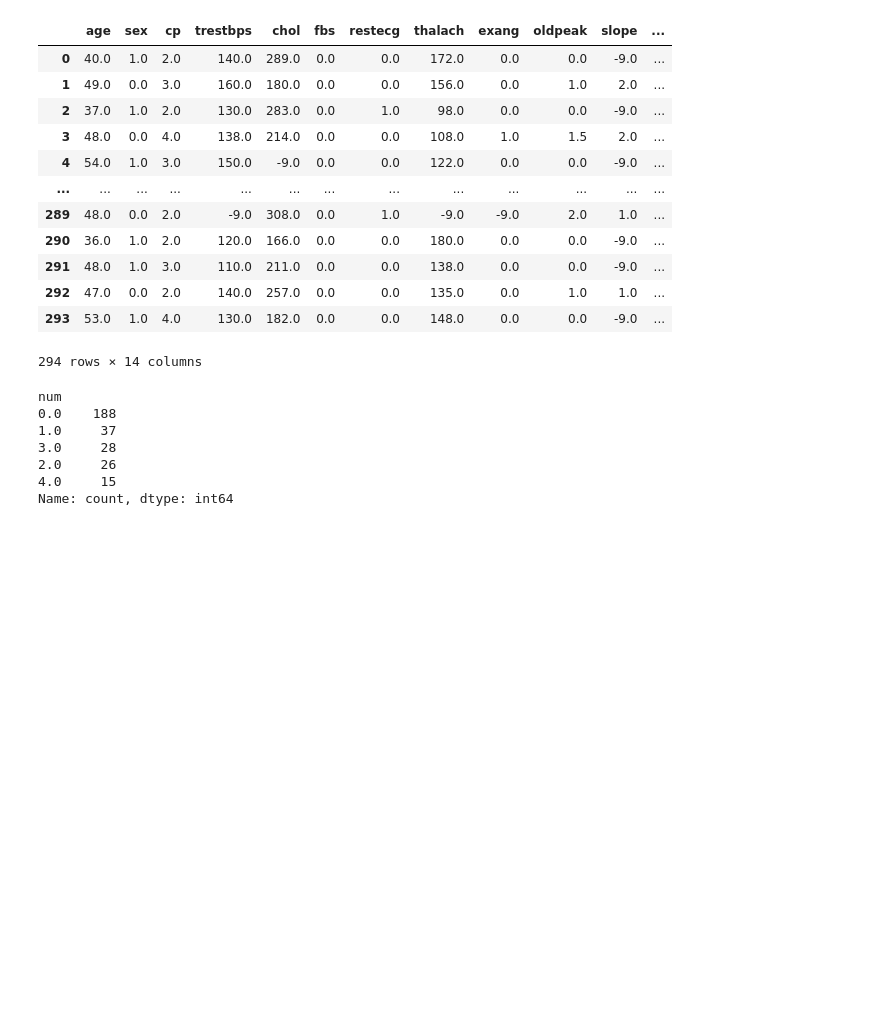
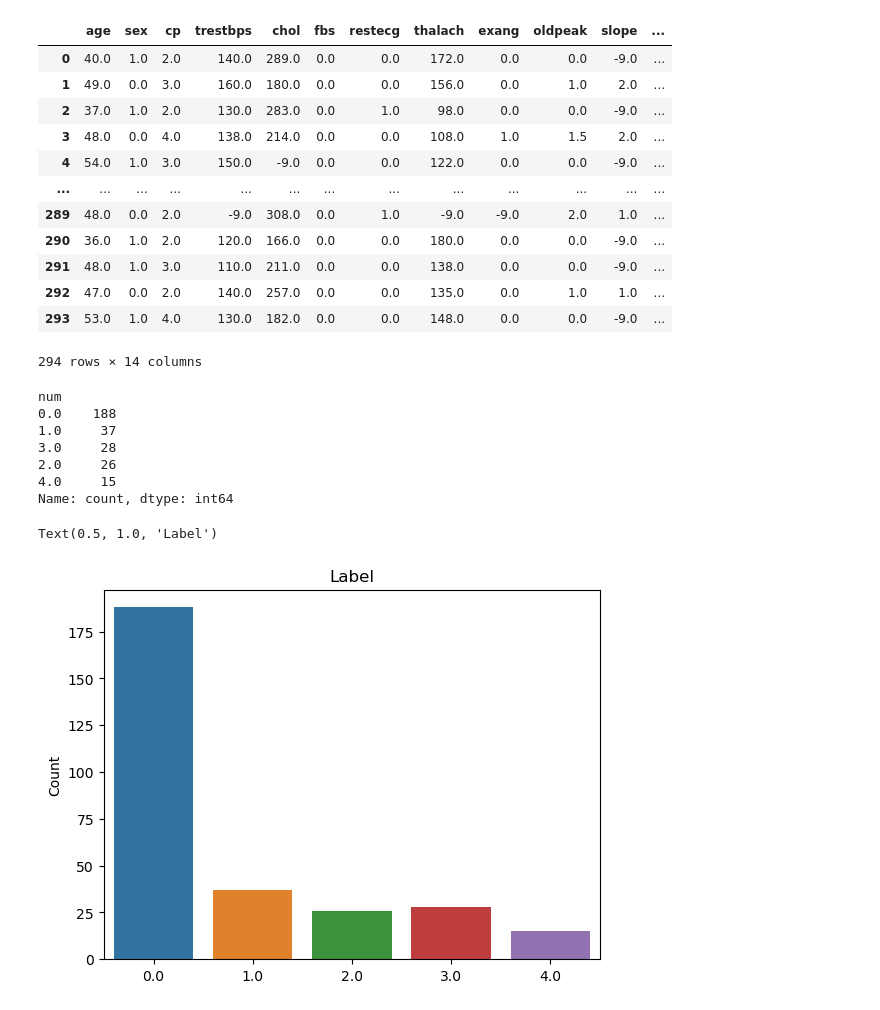
Before and after one commit to RhoYul/AI_Study, a Jupyter notebook: assignment/DL/heart_disease_CNN.ipynb, the cells around one changed output. Saved outputs shown, nothing was run; the diff lists cells and outputs as text; code cells hidden in the pictures; blank space fills up the shorter version.

```diff
--- a/assignment/DL/heart_disease_CNN.ipynb
+++ b/assignment/DL/heart_disease_CNN.ipynb
@@ -72,3 +72,13 @@ num
 2.0     26
 4.0     15
 Name: count, dtype: int64
+# %%
+#Label 별 개수
+
+sns.countplot(data = cleaned_df, x="num")
+plt.xlabel("")
+plt.ylabel("Count")
+plt.title("Label")
+# %% [output]
+Text(0.5, 1.0, 'Label')
+[figure, added]
```
Also changed, not shown: parts of 18 cells of this notebook, 2 other files.
